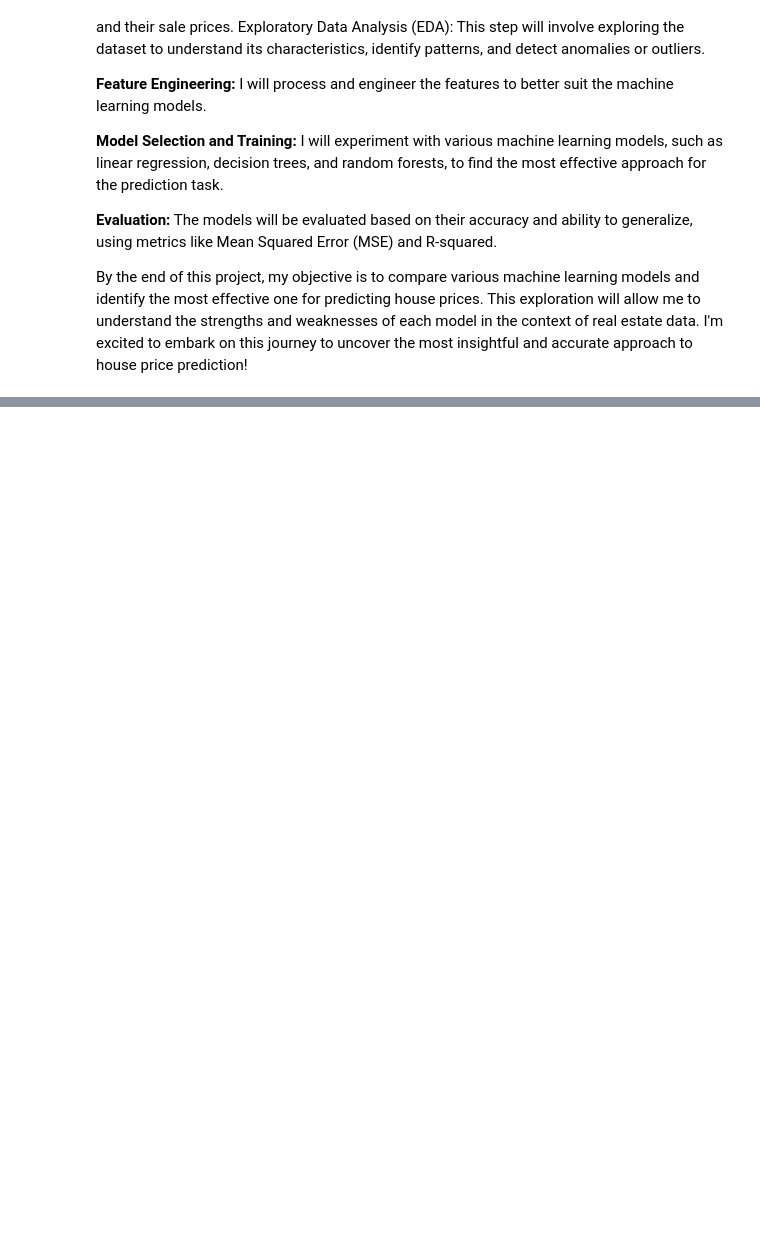
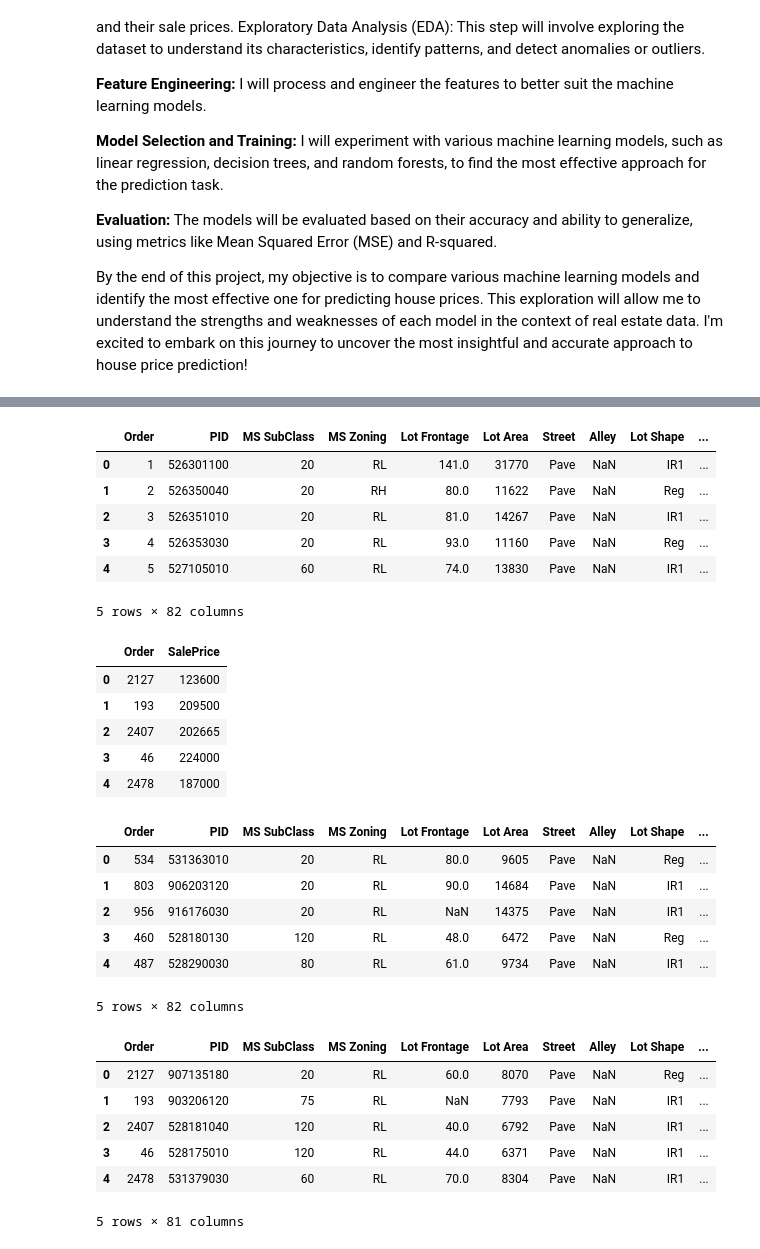
Before and after one commit to Issac-Kondreddy/ML-Classification-Analysis, a Jupyter notebook: Comprehensive_Machine_Learning_Analysis_Classification_and_Insights.ipynb, the cells around one changed output, grey strips where cells are left out. Drawn from its saved outputs; the diff is of its cells as text; code cells hidden in the pictures; blank space fills up the shorter version.

Commit message:
Dataset loaded and printed

```diff
--- a/Comprehensive_Machine_Learning_Analysis_Classification_and_Insights.ipynb
+++ b/Comprehensive_Machine_Learning_Analysis_Classification_and_Insights.ipynb
@@ -21,0 +34,44 @@ By the end of this project, my objective is to compare various machine learning
+# %%
+import pandas as pd
+
+ames_housing_path = '/content/drive/MyDrive/Datasets/Ames Iowa Housing Dataset/AmesHousing.csv'
+target_path = '/content/drive/MyDrive/Datasets/Ames Iowa Housing Dataset/target.csv'
+train_path = '/content/drive/MyDrive/Datasets/Ames Iowa Housing Dataset/train.csv'
+test_path = '/content/drive/MyDrive/Datasets/Ames Iowa Housing Dataset/test.csv'
+
+# Loading the datasets
+ames_housing_data = pd.read_csv(ames_housing_path)
+target_data = pd.read_csv(target_path)
+train_data = pd.read_csv(train_path)
+test_data = pd.read_csv(test_path)
+
+# Displaying the first few rows of each dataset
+display(ames_housing_data.head(), target_data.head(), train_data.head(), test_data.head())
+# %% [output]
+|  | Order | PID | MS SubClass | MS Zoning | Lot Frontage | Lot Area | Street | Alley | Lot Shape | ... |
+| 0 | 1 | 526301100 | 20 | RL | 141.0 | 31770 | Pave | NaN | IR1 | ... |
+| 1 | 2 | 526350040 | 20 | RH | 80.0 | 11622 | Pave | NaN | Reg | ... |
+| 2 | 3 | 526351010 | 20 | RL | 81.0 | 14267 | Pave | NaN | IR1 | ... |
+| 3 | 4 | 526353030 | 20 | RL | 93.0 | 11160 | Pave | NaN | Reg | ... |
+| 4 | 5 | 527105010 | 60 | RL | 74.0 | 13830 | Pave | NaN | IR1 | ... |
+5 rows × 82 columns
+|  | Order | SalePrice |
+| 0 | 2127 | 123600 |
+| 1 | 193 | 209500 |
+| 2 | 2407 | 202665 |
+| 3 | 46 | 224000 |
+| 4 | 2478 | 187000 |
+|  | Order | PID | MS SubClass | MS Zoning | Lot Frontage | Lot Area | Street | Alley | Lot Shape | ... |
+| 0 | 534 | 531363010 | 20 | RL | 80.0 | 9605 | Pave | NaN | Reg | ... |
+| 1 | 803 | 906203120 | 20 | RL | 90.0 | 14684 | Pave | NaN | IR1 | ... |
+| 2 | 956 | 916176030 | 20 | RL | NaN | 14375 | Pave | NaN | IR1 | ... |
+| 3 | 460 | 528180130 | 120 | RL | 48.0 | 6472 | Pave | NaN | Reg | ... |
+| 4 | 487 | 528290030 | 80 | RL | 61.0 | 9734 | Pave | NaN | IR1 | ... |
+5 rows × 82 columns
+|  | Order | PID | MS SubClass | MS Zoning | Lot Frontage | Lot Area | Street | Alley | Lot Shape | ... |
+| 0 | 2127 | 907135180 | 20 | RL | 60.0 | 8070 | Pave | NaN | Reg | ... |
+| 1 | 193 | 903206120 | 75 | RL | NaN | 7793 | Pave | NaN | IR1 | ... |
+| 2 | 2407 | 528181040 | 120 | RL | 40.0 | 6792 | Pave | NaN | IR1 | ... |
+| 3 | 46 | 528175010 | 120 | RL | 44.0 | 6371 | Pave | NaN | IR1 | ... |
+| 4 | 2478 | 531379030 | 60 | RL | 70.0 | 8304 | Pave | NaN | IR1 | ... |
+5 rows × 81 columns
```
Also changed, not shown: parts of 7 cells of this notebook.
